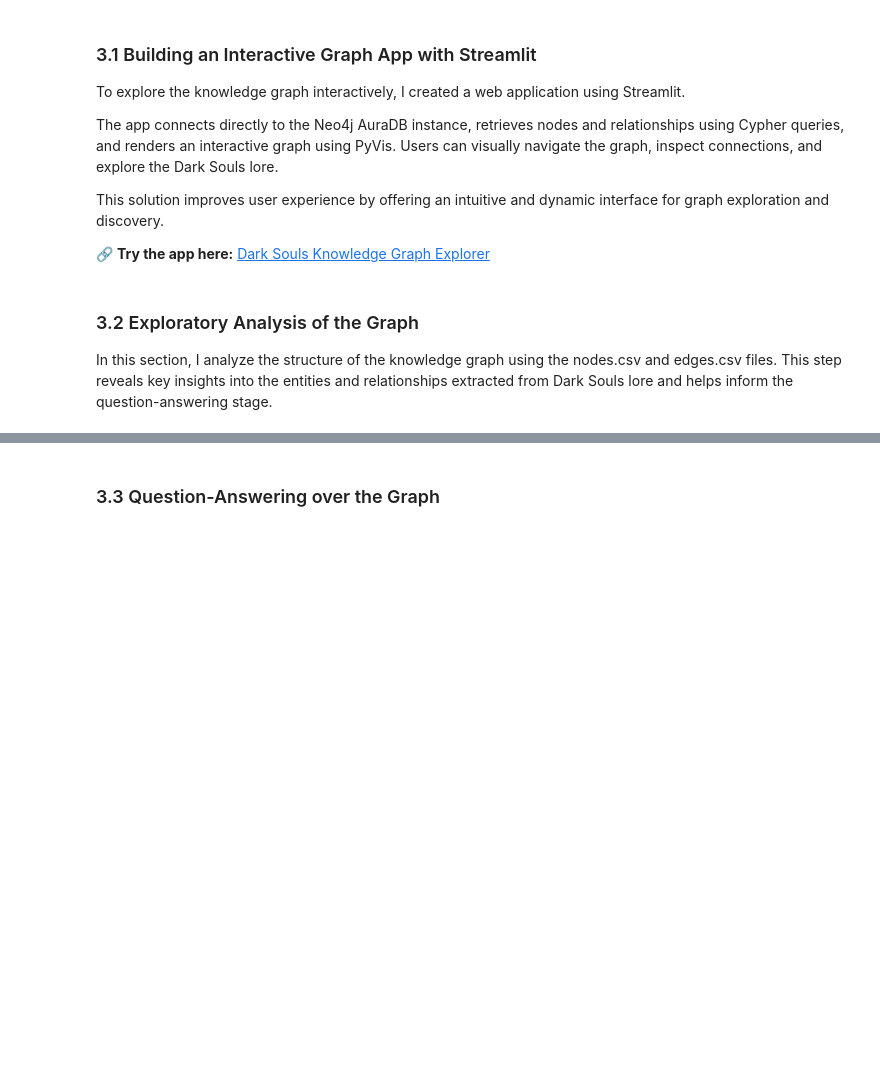
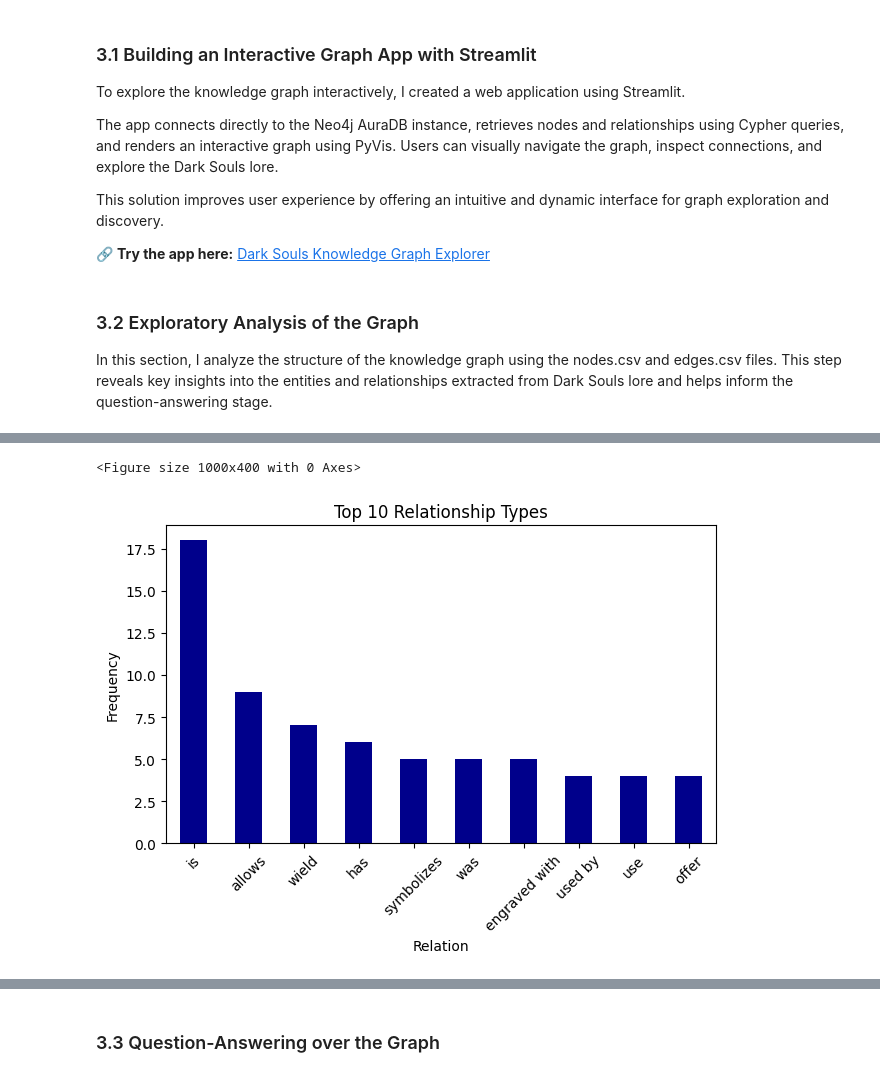
Before and after one commit to ninamcunha/dark-souls-knowledge-graph, a Jupyter notebook: Cloudwalk Case.ipynb, the cells around one changed output, grey strips where cells are left out. Cells and saved outputs as stored; diff of their text form; code cells hidden in the pictures; blank space fills up the shorter version.

```diff
--- a/Cloudwalk Case.ipynb
+++ b/Cloudwalk Case.ipynb
@@ -587,0 +735,13 @@ In this section, I analyze the structure of the knowledge graph using the nodes.
+# %%
+# Plot most frequent relationships
+plt.figure(figsize=(10, 4))
+relation_counts.head(10).plot(kind="bar", x="relation", y="count", legend=False, color="darkblue")
+plt.title("Top 10 Relationship Types")
+plt.ylabel("Frequency")
+plt.xlabel("Relation")
+plt.xticks(rotation=45)
+plt.tight_layout()
+plt.show()
+# %% [output]
+<Figure size 1000x400 with 0 Axes>
+[figure, added]
```
Also changed, not shown: parts of 45 cells of this notebook, 3 other files.
